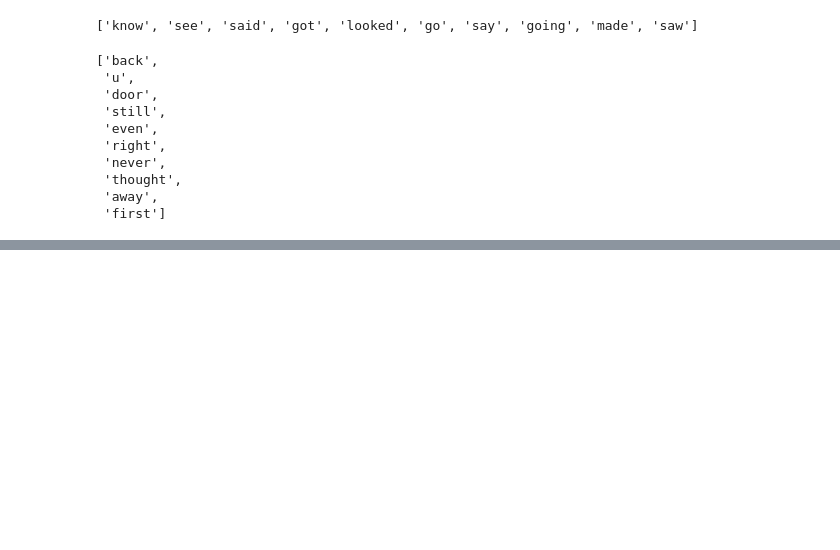
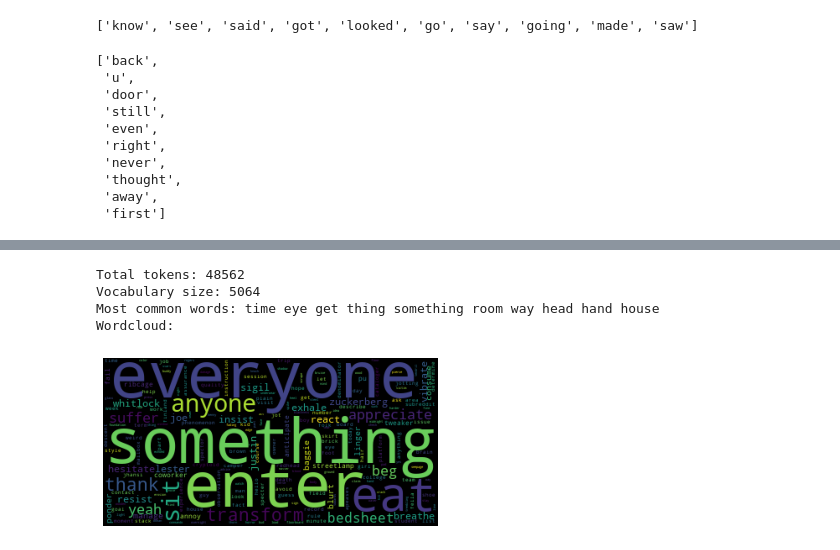
Before and after one commit to jpurquico/portfolio, a Jupyter notebook: reddit_corpus.ipynb, the cells around one changed output, grey strips where cells are left out. Drawn from its saved outputs; the diff is of its cells as text; code cells hidden in the pictures; blank space fills up the shorter version.

```diff
--- a/reddit_corpus.ipynb
+++ b/reddit_corpus.ipynb
@@ -256,0 +286,8 @@ sorted(modifier_dict, key=modifier_dict.get, reverse=True)[:10]
+# %%
+corpus_info(noun_dict)
+# %% [output]
+Total tokens: 48562
+Vocabulary size: 5064
+Most common words: time eye get thing something room way head hand house
+Wordcloud:
+[figure, added]
```
Also changed, not shown: parts of 12 cells of this notebook.
